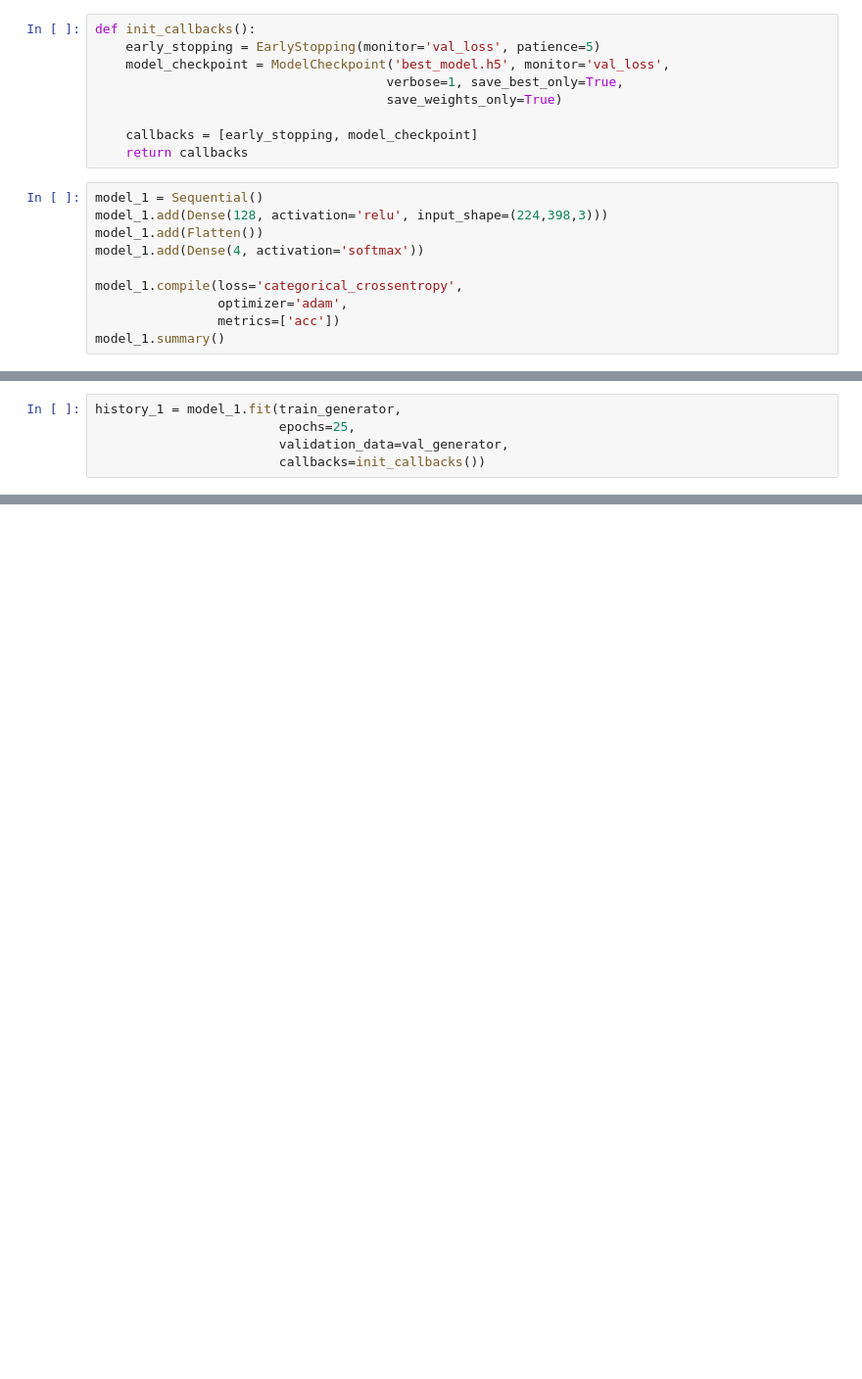
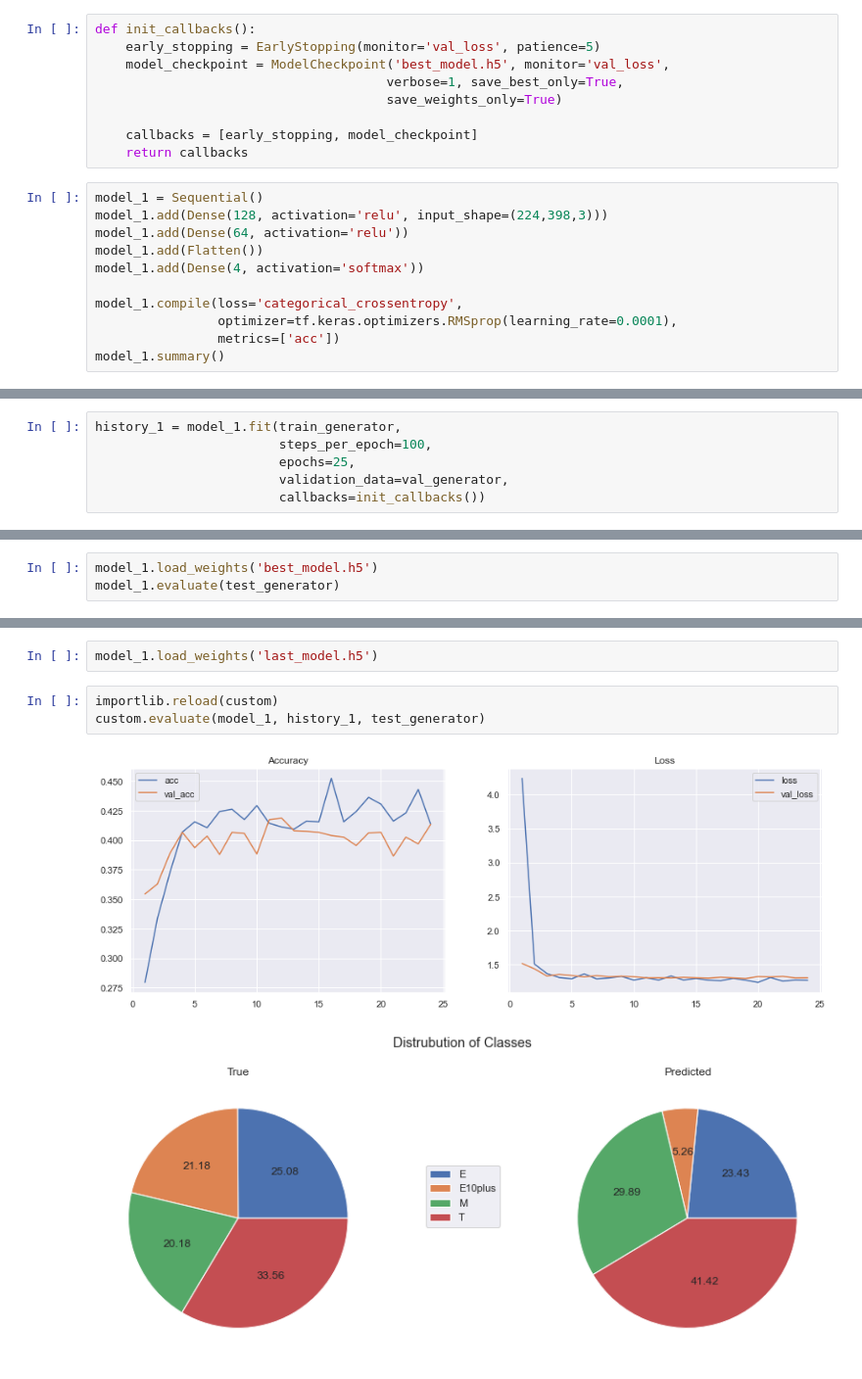
Before and after one commit to katmandoone/Game-Rating-Classification, a Jupyter notebook: Untitled.ipynb, the cells around one changed output, grey strips where cells are left out. Shown at 98% size. Cells and saved outputs as stored; diff of their text form; blank space fills up the shorter version.

```diff
--- a/Untitled.ipynb
+++ b/Untitled.ipynb
@@ -58,11 +61,12 @@ def init_callbacks():
 # %%
 model_1 = Sequential()
 model_1.add(Dense(128, activation='relu', input_shape=(224,398,3)))
+model_1.add(Dense(64, activation='relu'))
 model_1.add(Flatten())
 model_1.add(Dense(4, activation='softmax'))
 
 model_1.compile(loss='categorical_crossentropy',
-                optimizer='adam',
+                optimizer=tf.keras.optimizers.RMSprop(learning_rate=0.0001),
                 metrics=['acc'])
 model_1.summary()
 # %% [output]
@@ -82,6 +88,7 @@ Non-trainable params: 0
 _________________________________________________________________
 # %%
 history_1 = model_1.fit(train_generator,
+                        steps_per_epoch=100,
                         epochs=25,
                         validation_data=val_generator,
                         callbacks=init_callbacks())
@@ -170,0 +120,3 @@ AttributeError: 'list' object has no attribute 'shape'
+# %%
+model_1.load_weights('best_model.h5')
+model_1.evaluate(test_generator)
@@ -170,0 +126,8 @@ AttributeError: 'list' object has no attribute 'shape'
+# %%
+model_1.load_weights('last_model.h5')
+# %%
+importlib.reload(custom)
+custom.evaluate(model_1, history_1, test_generator)
+# %% [output]
+[figure, added]
+[figure, added]
```
Also changed, not shown: parts of 14 cells of this notebook, 9 other files.
